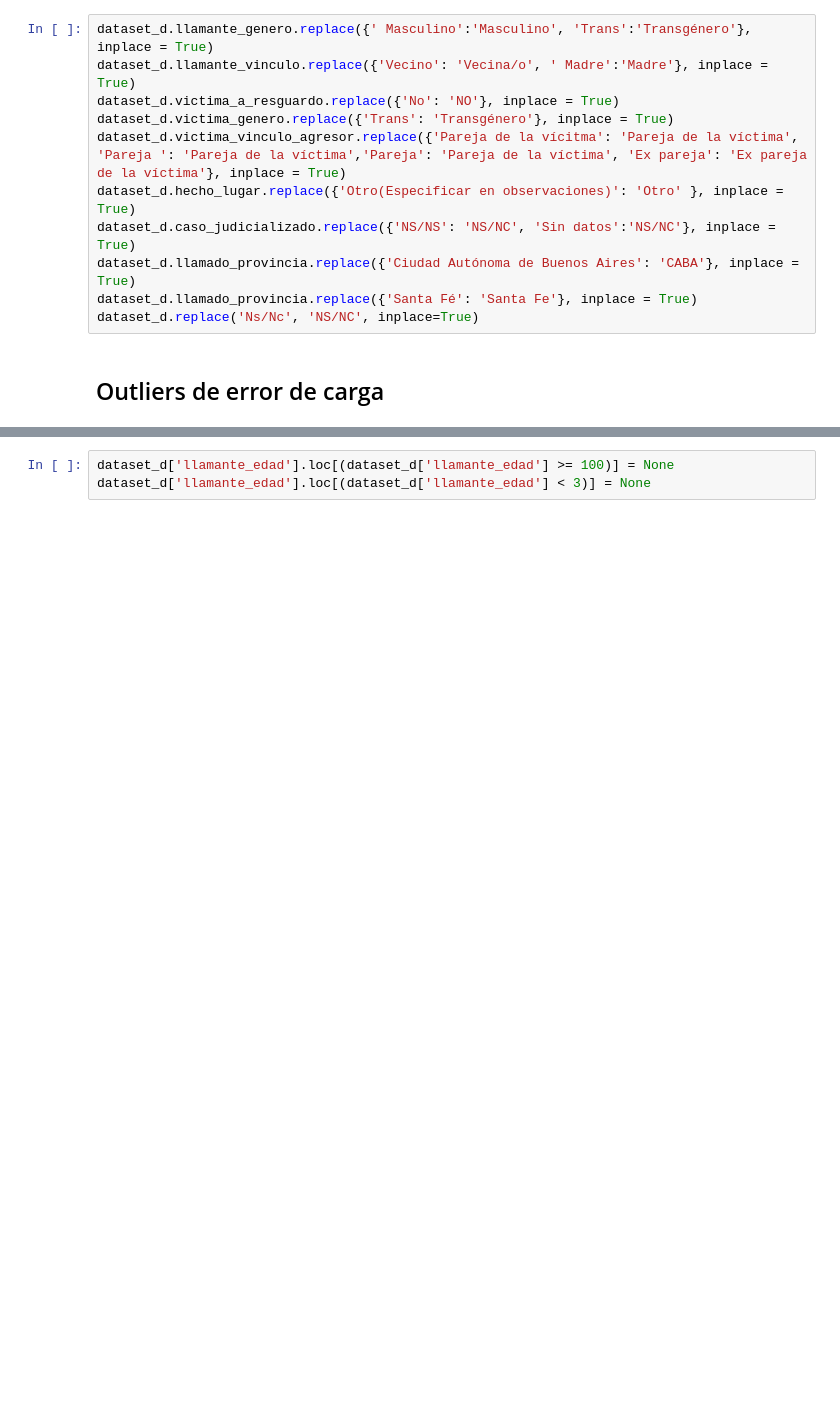
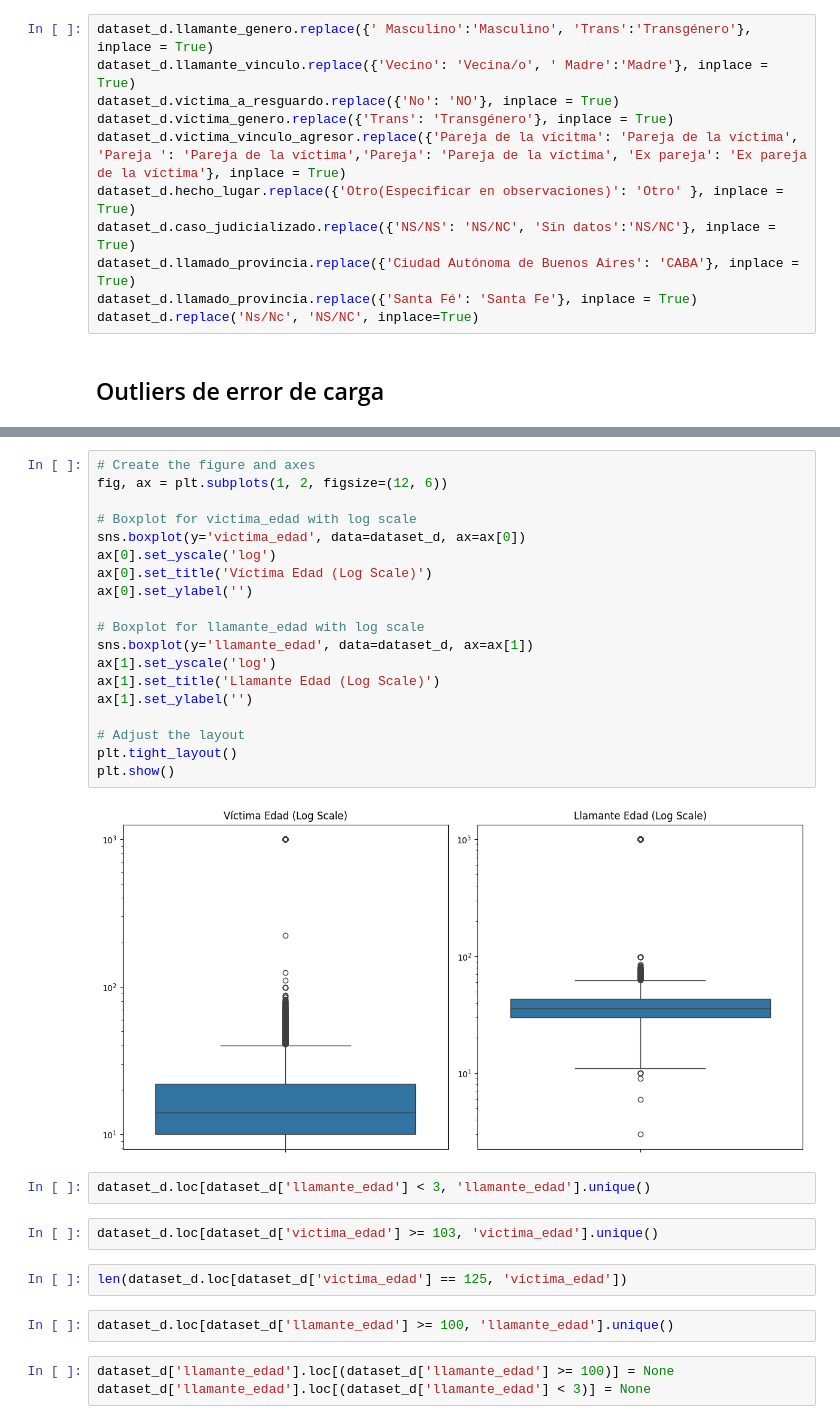
Before and after one commit to VicColombo/linea_137_llamados_vs, a Jupyter notebook: code/notebooks/normalizaciones_limpieza.ipynb, the cells around one changed output, grey strips where cells are left out. Cells and saved outputs as stored; diff of their text form; blank space fills up the shorter version.

```diff
--- a/code/notebooks/normalizaciones_limpieza.ipynb
+++ b/code/notebooks/normalizaciones_limpieza.ipynb
@@ -306,3 +338,32 @@ dataset_d.replace('Ns/Nc', 'NS/NC', inplace=True)
+# %%
+# Create the figure and axes
+fig, ax = plt.subplots(1, 2, figsize=(12, 6))
+
+# Boxplot for victima_edad with log scale
+sns.boxplot(y='victima_edad', data=dataset_d, ax=ax[0])
+ax[0].set_yscale('log')
+ax[0].set_title('Víctima Edad (Log Scale)')
+ax[0].set_ylabel('')
+
+# Boxplot for llamante_edad with log scale
+sns.boxplot(y='llamante_edad', data=dataset_d, ax=ax[1])
+ax[1].set_yscale('log')
+ax[1].set_title('Llamante Edad (Log Scale)')
+ax[1].set_ylabel('')
+
+# Adjust the layout
+plt.tight_layout()
+plt.show()
+# %% [output]
+[figure, added]
+# %%
+dataset_d.loc[dataset_d['llamante_edad'] < 3, 'llamante_edad'].unique()
+# %%
+dataset_d.loc[dataset_d['victima_edad'] >= 103, 'victima_edad'].unique()
+# %%
+len(dataset_d.loc[dataset_d['victima_edad'] == 125, 'victima_edad'])
+# %%
+dataset_d.loc[dataset_d['llamante_edad'] >= 100, 'llamante_edad'].unique()
 # %%
 dataset_d['llamante_edad'].loc[(dataset_d['llamante_edad'] >= 100)] = None
 dataset_d['llamante_edad'].loc[(dataset_d['llamante_edad'] < 3)] = None
```
Also changed, not shown: parts of 6 cells of this notebook, 7 other files.
